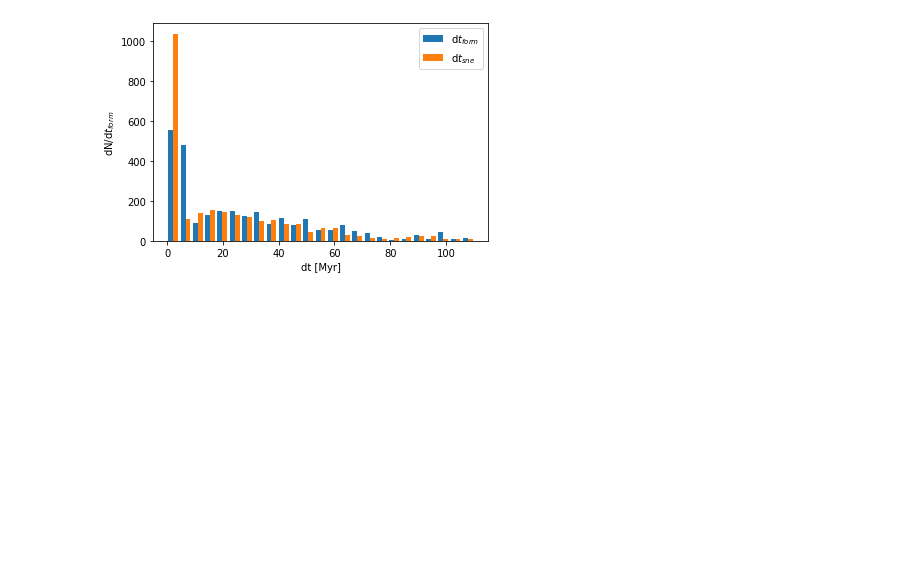
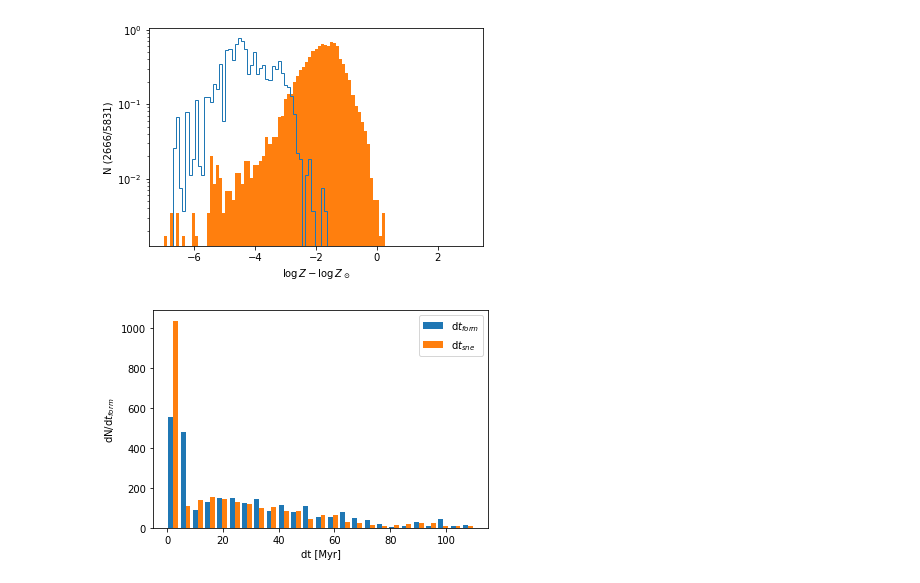
Before and after one commit to azton/phoenix_analysis, a Jupyter notebook: p2_origins_plotting.ipynb, the cells around one changed output. Drawn from its saved outputs; the diff is of its cells as text; code cells hidden in the pictures; blank space fills up the shorter version.

```diff
--- a/p2_origins_plotting.ipynb
+++ b/p2_origins_plotting.ipynb
@@ -36,24 +39,17 @@ for i,ofile in enumerate(orig_files):
                 else: # then create
                     enr[k][kk] = data[k][kk]
 # %%
-fig, ax = plt.subplots()
 simpaths = ['../phoenix/phx256-%d'%d for d in [1,2]]
-fouts = ['RD1240','RD1140']
+fouts = ['RD1250','RD1100']
 zbins = np.linspace(-7,3,100)
-for sim, fout in zip(simpaths, fouts):
-    ds = yt.load('%s/%s/%s'%(sim, fout, fout))
+p2zs = None
+for s, fout in zip(simpaths, fouts):
+    ds = yt.load('%s/%s/%s'%(s, fout, fout))
     ds = add_particle_filters(ds)
     ad = ds.all_data()
     if p2zs:
-        p2zs = [float(z) for z in ad['p2_stars','metallicity_fraction']]
+        p2zs += [float(z) for z in ad['p2_stars','metallicity_fraction'].to('Zsun')]
     else:
-        p2zs += [float(z) for z in ad['p2_stars','metallicity_fraction']]
-
-ax.hist(np.log10(enr['enrichee_metal']), bins=zbins, density=True, hist_type='step', label='PII.1')
-ax.hist(np.log10(p2zs), bins=zbins, density=True, hist_type='stepfilled', label='PII')
-# ax.set_xscale('log')
-ax.set_xlabel('$\\log Z - \\log Z_\odot$')
-ax.set_ylabel('N')
-
-plt.savefig('p2_origins/%s_p2_MDF.pdf'%sim)
+        p2zs = [float(z) for z in ad['p2_stars', 'metallicity_fraction'].to('Zsun')]
+        print(ad['p2_stars','metallicity_fraction'].to('Zsun'))
 # %% [output]
@@ -61,3 +73,14 @@ plt.savefig('p2_origins/%s_p2_MDF.pdf'%sim)
+# %%
+sim = 'phx256-*'
+fig, ax = plt.subplots()
+ax.hist(np.log10(enr['enrichee_metal']), bins=zbins, density=True, histtype='step', label='PII.1')
+ax.hist(np.log10(p2zs), bins=zbins, density=True, histtype='stepfilled', label='PII')
+ax.set_yscale('log')
+ax.set_xlabel('$\\log Z - \\log Z_\odot$')
+ax.set_ylabel('N (%d/%d)'%(len(enr['enrichee_metal']),len(p2zs)))
+plt.savefig('p2_origins/%s_p2_MDF.pdf'%sim)
+# %% [output]
+[figure, added]
 # %%
 fig, ax = plt.subplots()
 ax.hist([enr['formation_dt'], enr['sne_dt']], label=['d$t_{form}$','d$t_{sne}$'], bins=25,range=[0,110])
```
Also changed, not shown: parts of 3 cells of this notebook.
